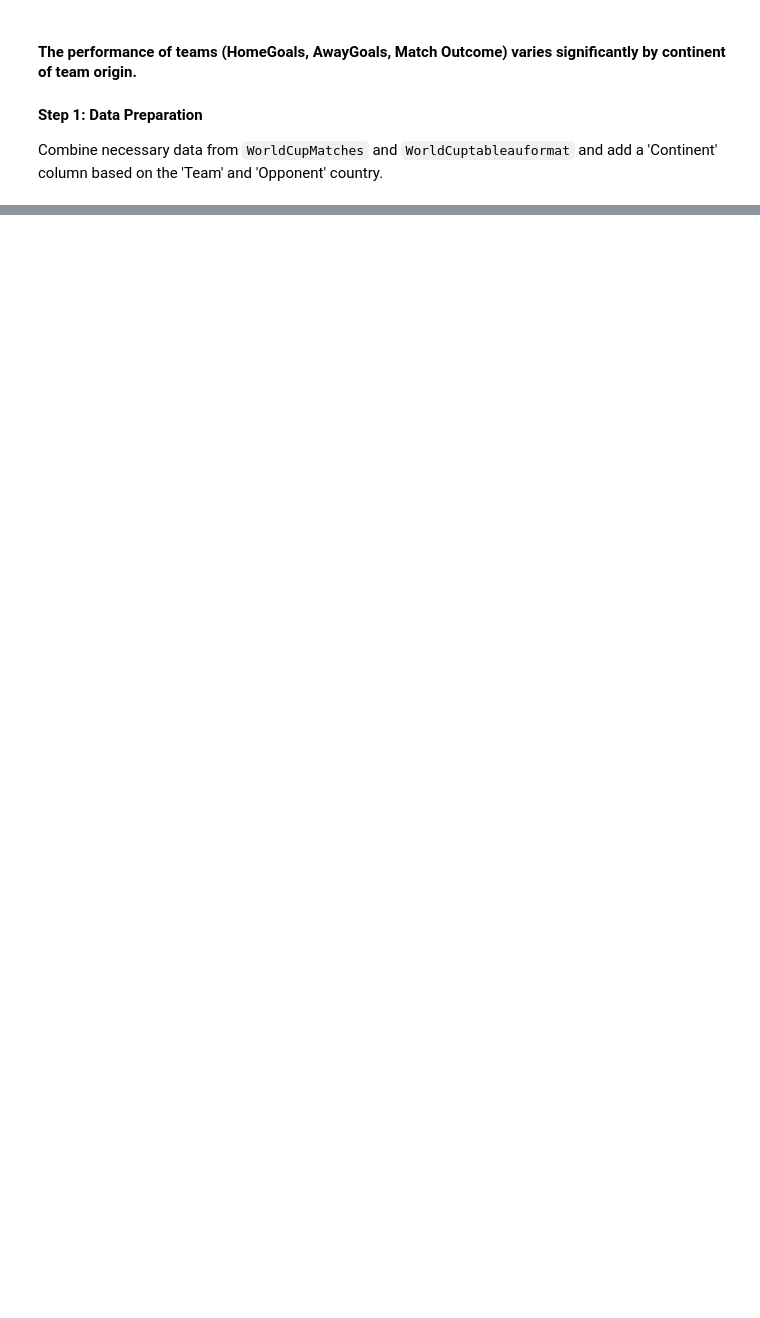
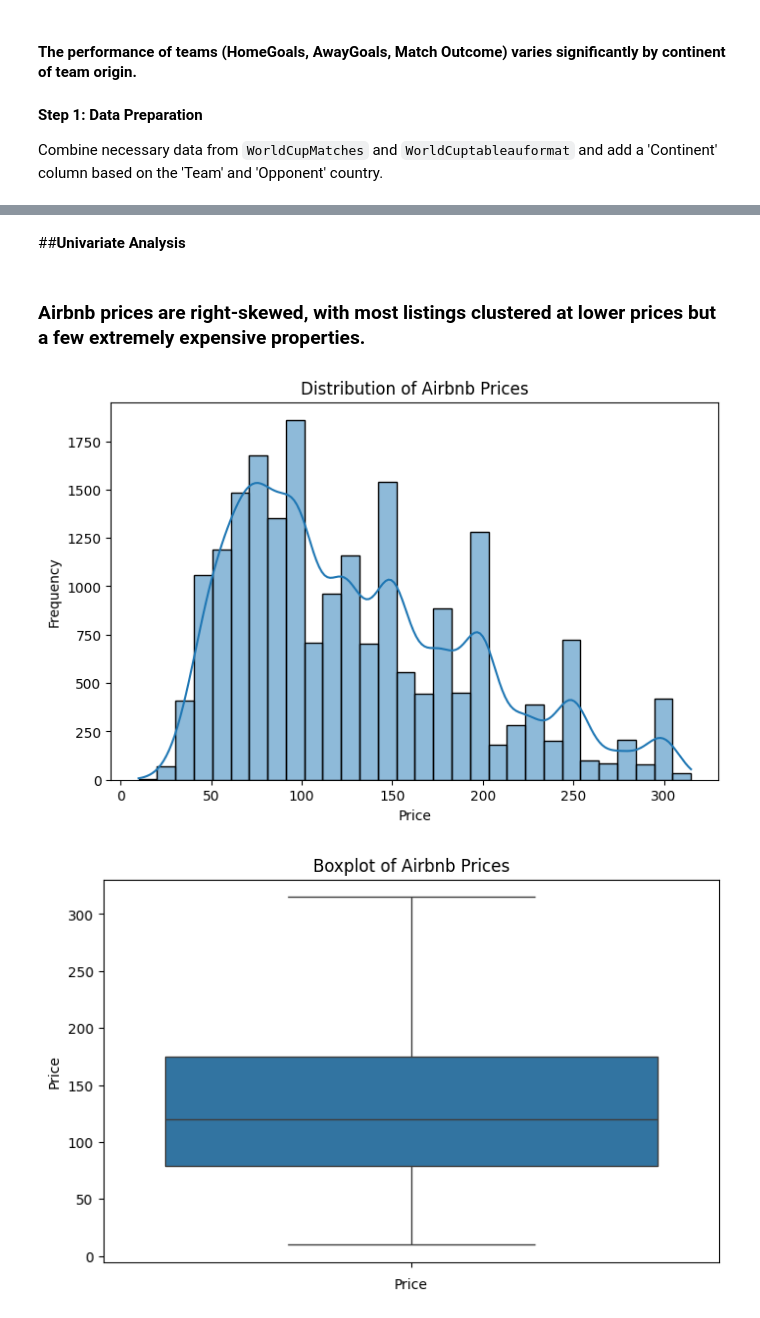
Before and after one commit to a8u8akar007/airbnb_football_eda, a Jupyter notebook: dav_A1.ipynb, the cells around one changed output, grey strips where cells are left out. Saved outputs shown, nothing was run; the diff lists cells and outputs as text; code cells hidden in the pictures; blank space fills up the shorter version.

```diff
--- a/dav_A1.ipynb
+++ b/dav_A1.ipynb
@@ -484,0 +618,24 @@ Passing `palette` without assigning `hue` is deprecated and will be removed in v
+# %% [markdown]
+##**Univariate Analysis**
+# %% [markdown]
+ ### Airbnb prices are right-skewed, with most listings clustered at lower prices but a few extremely expensive properties.
+# %%
+# Histogram Of Price Column
+
+plt.figure(figsize = (8, 5))
+sns.histplot(airbnb['Price'], bins = 30, kde = True)
+plt.title('Distribution of Airbnb Prices')
+plt.xlabel('Price')
+plt.ylabel('Frequency')
+plt.show()
+
+#Boxplot Of Price
+
+plt.figure(figsize = (8, 5))
+sns.boxplot(airbnb['Price'])
+plt.title('Boxplot of Airbnb Prices')
+plt.xlabel('Price')
+plt.show()
+# %% [output]
+[figure, added]
+[figure, added]
```
Also changed, not shown: parts of 45 cells of this notebook.
